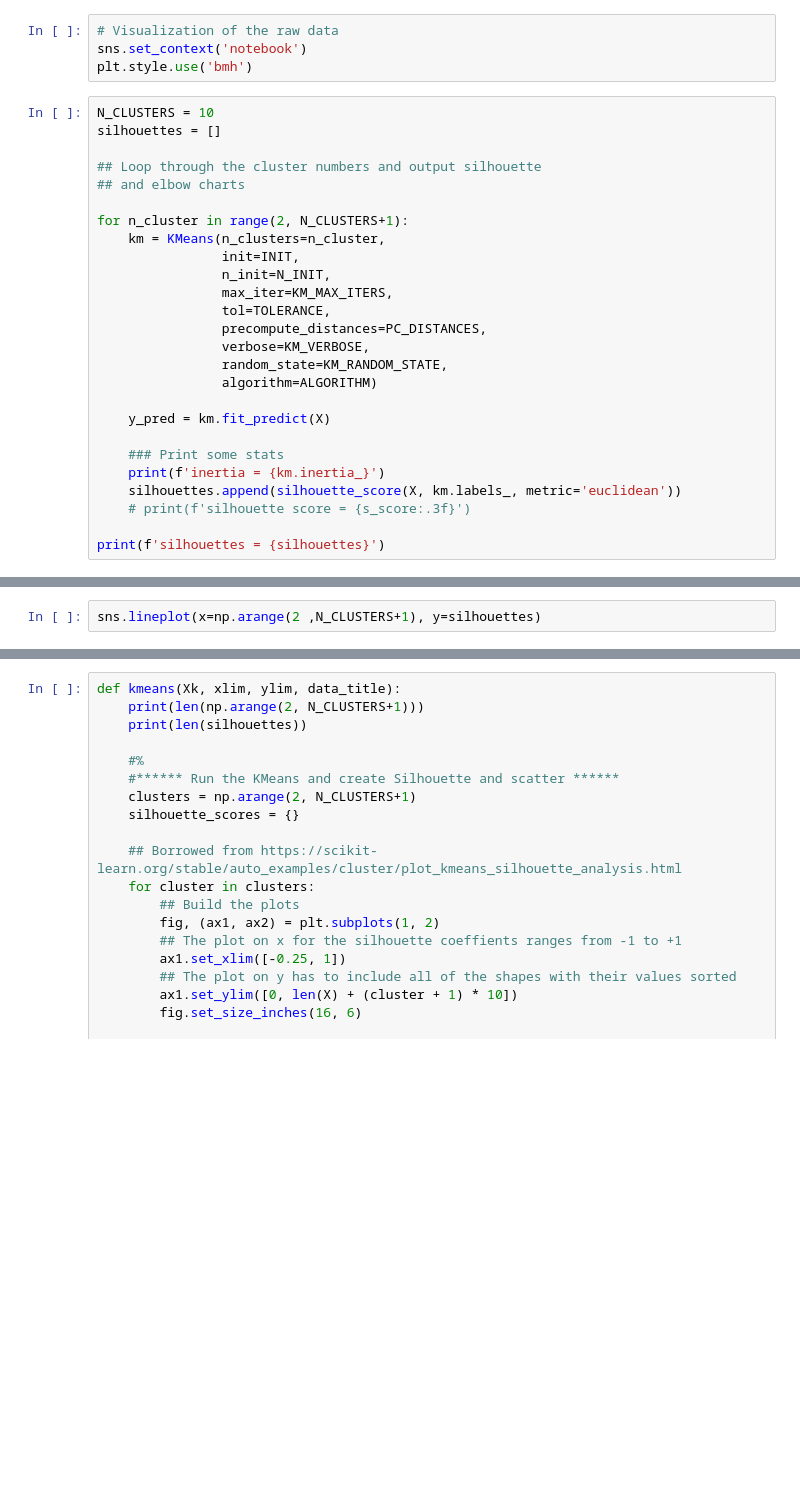
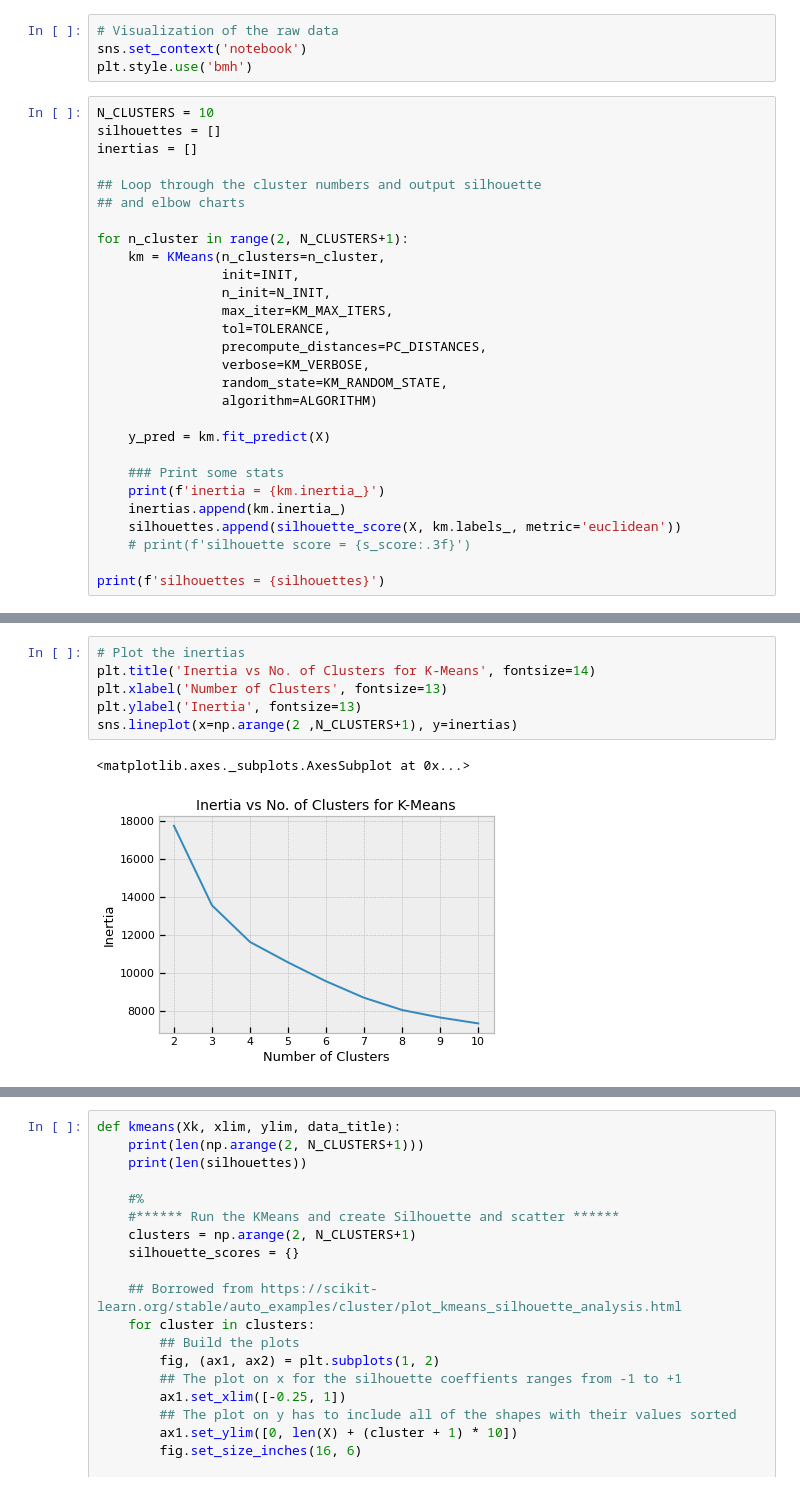
Before and after one commit to TrellixVulnTeam/Unsupervised_Learning_HFI7, a Jupyter notebook: unsuper_phishing.ipynb, the cells around one changed output, grey strips where cells are left out. Drawn from its saved outputs; the diff is of its cells as text; blank space fills up the shorter version.

Commit message:
Did some basic additions to chart titles etc.

```diff
--- a/unsuper_phishing.ipynb
+++ b/unsuper_phishing.ipynb
@@ -77,6 +100,7 @@ plt.style.use('bmh')
 # %%
 N_CLUSTERS = 10
 silhouettes = []
+inertias = []
 
 ## Loop through the cluster numbers and output silhouette
 ## and elbow charts
@@ -96,6 +120,7 @@ for n_cluster in range(2, N_CLUSTERS+1):
 
     ### Print some stats
     print(f'inertia = {km.inertia_}')
+    inertias.append(km.inertia_)
     silhouettes.append(silhouette_score(X, km.labels_, metric='euclidean'))
     # print(f'silhouette score = {s_score:.3f}')
 
@@ -103,2 +139,9 @@ print(f'silhouettes = {silhouettes}')
-# %%
-sns.lineplot(x=np.arange(2 ,N_CLUSTERS+1), y=silhouettes)
+# %%
+# Plot the inertias
+plt.title('Inertia vs No. of Clusters for K-Means', fontsize=14)
+plt.xlabel('Number of Clusters', fontsize=13)
+plt.ylabel('Inertia', fontsize=13)
+sns.lineplot(x=np.arange(2 ,N_CLUSTERS+1), y=inertias)
+# %% [output]
+<matplotlib.axes._subplots.AxesSubplot at 0x...>
+[figure, added]
```
Also changed, not shown: parts of 13 cells of this notebook.
